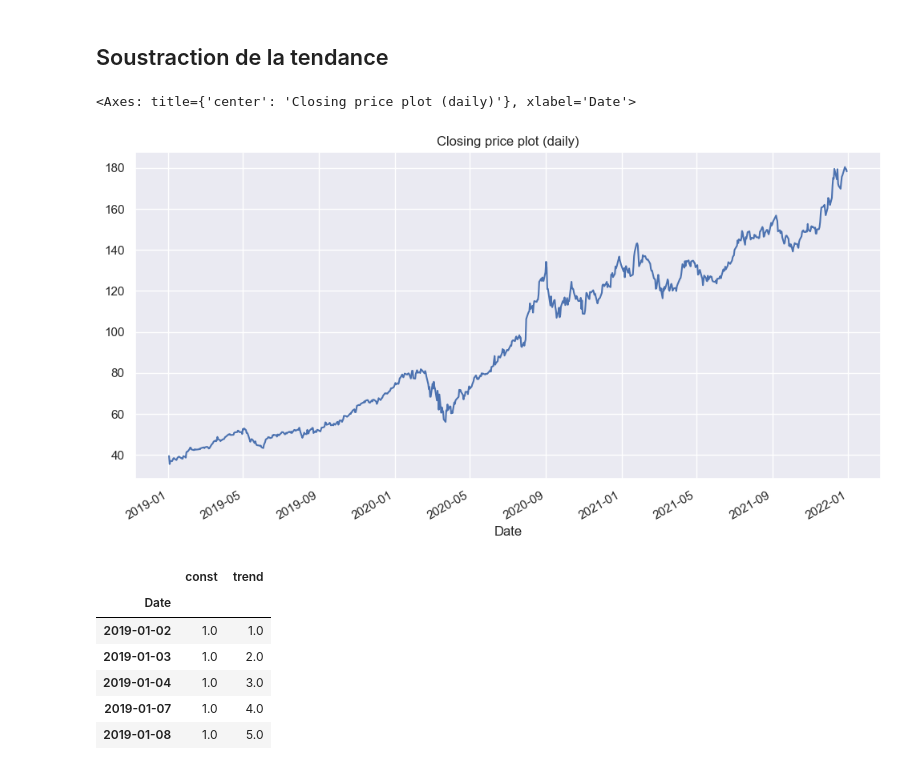
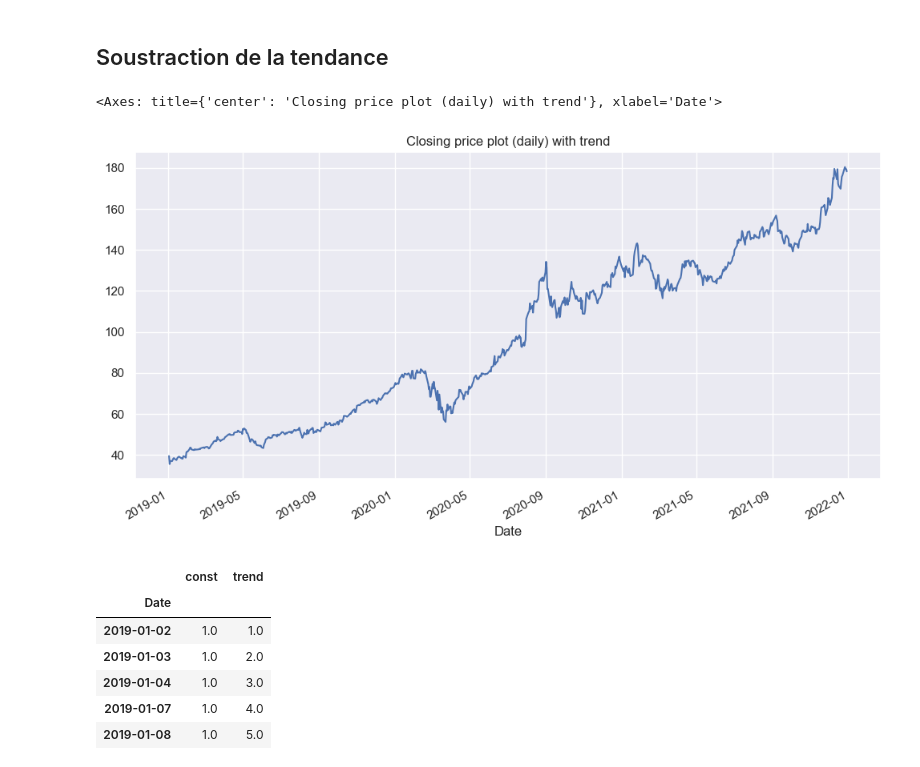
Before and after one commit to Ab2nour/stock-analysis, a Jupyter notebook: src/decomposition.ipynb, the cells around one changed output. Drawn from its saved outputs; the diff is of its cells as text; code cells hidden in the pictures.

Commit message:
refactor(plot): improve titles

```diff
--- a/src/decomposition.ipynb
+++ b/src/decomposition.ipynb
@@ -29,10 +29,10 @@ df.shape = (756, 6)
 # %% [markdown]
 ## Soustraction de la tendance
 # %%
-df["Close"].plot(title="Closing price plot (daily)", figsize=(12, 6))
+df["Close"].plot(title="Closing price plot (daily) with trend", figsize=(12, 6))
 # %% [output]
-<Axes: title={'center': 'Closing price plot (daily)'}, xlabel='Date'>
+<Axes: title={'center': 'Closing price plot (daily) with trend'}, xlabel='Date'>
-[figure, old version]
+[figure, new version]
 # %%
 # Create deterministic process (X)
 
```
Also changed, not shown: parts of 1 cell of this notebook.
